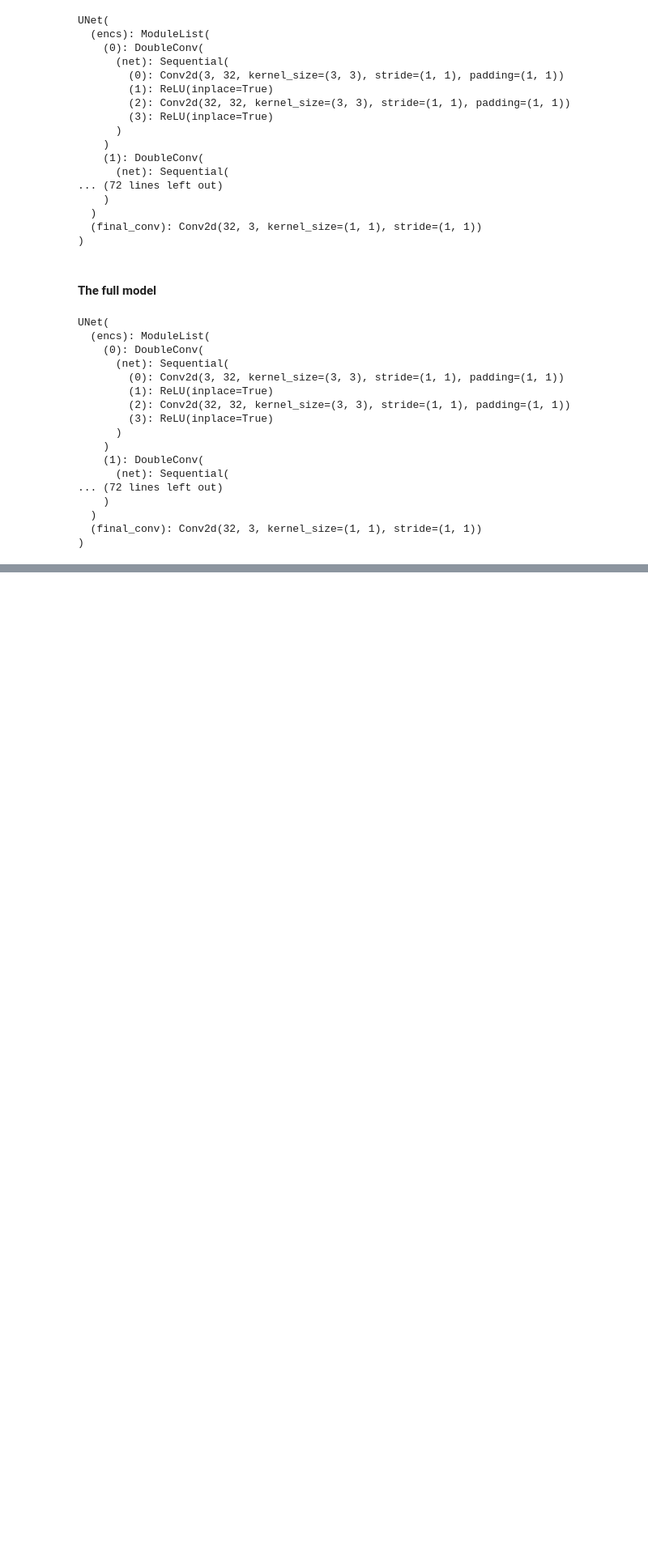
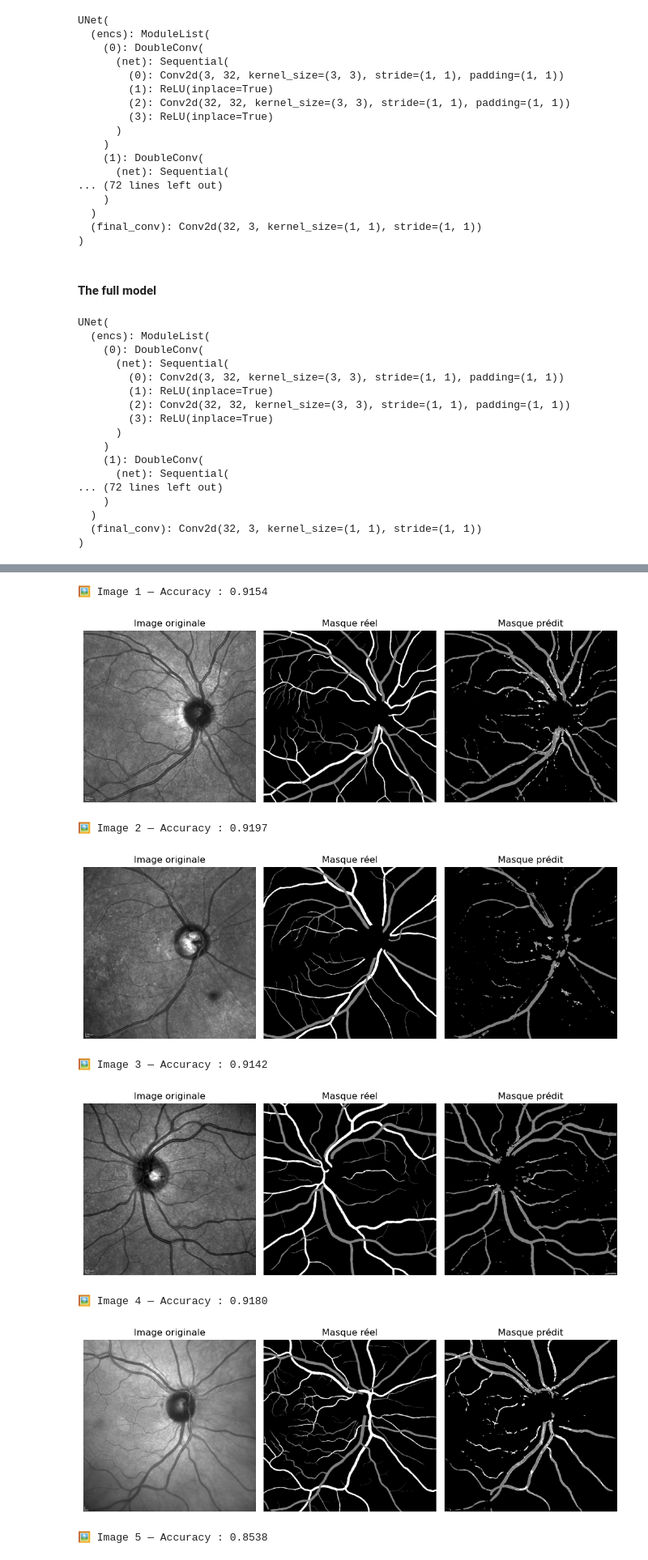
Before and after one commit to Kactus29/IIC, a Jupyter notebook: pytorch_learning.ipynb, the cells around one changed output, grey strips where cells are left out. Shown at 81% size. Cells and saved outputs as stored; diff of their text form; code cells hidden in the pictures; blank space fills up the shorter version.

Commit message:
first image analysis

```diff
--- a/pytorch_learning.ipynb
+++ b/pytorch_learning.ipynb
@@ -795,0 +906,62 @@ UNet(
+# %%
+import torch
+import matplotlib.pyplot as plt
+import torch.nn.functional as F
+
+model.eval()
+total_correct = 0
+total_pixels = 0
+
+with torch.no_grad():
+    img_index = 0  # compteur global des images
+
+    for imgs, masks in val_loader:
+        imgs = imgs.to(device)
+        masks = masks.to(device)
+
+        outputs = model(imgs)
+        preds = torch.argmax(F.softmax(outputs, dim=1), dim=1)
+
+        # Boucle sur chaque image du batch
+        for i in range(len(imgs)):
+            pred = preds[i]
+            mask = masks[i]
+
+            # ===== Calcul de l’accuracy de cette image =====
+            correct_pixels = (pred == mask).sum().item()
+            total_pixels_img = mask.numel()
+            acc_img = correct_pixels / total_pixels_img
+
+            print(f"🖼️ Image {img_index+1} — Accuracy : {acc_img:.4f}")
+
+            # ===== Affichage visuel =====
+            fig, ax = plt.subplots(1, 3, figsize=(10, 4))
+            ax[0].imshow(imgs[i].cpu().permute(1, 2, 0))
+            ax[0].set_title("Image originale")
+            ax[1].imshow(mask.cpu(), cmap="gray")
+            ax[1].set_title("Masque réel")
+            ax[2].imshow(pred.cpu(), cmap="gray")
+            ax[2].set_title("Masque prédit")
+            for a in ax:
+                a.axis("off")
+            plt.tight_layout()
+            plt.show()
+
+            # ===== Accumulateur global =====
+            total_correct += correct_pixels
+            total_pixels += total_pixels_img
+            img_index += 1
+
+# ===== Accuracy globale =====
+val_acc = total_correct / total_pixels
+print(f"\n✅ Accuracy moyenne sur le jeu de validation : {val_acc:.4f}")
+# %% [output]
+🖼️ Image 1 — Accuracy : 0.9154
+[figure, added]
+🖼️ Image 2 — Accuracy : 0.9197
+[figure, added]
+🖼️ Image 3 — Accuracy : 0.9142
+[figure, added]
+🖼️ Image 4 — Accuracy : 0.9180
+[figure, added]
+🖼️ Image 5 — Accuracy : 0.8538
```
Also changed, not shown: parts of 6 cells of this notebook.
